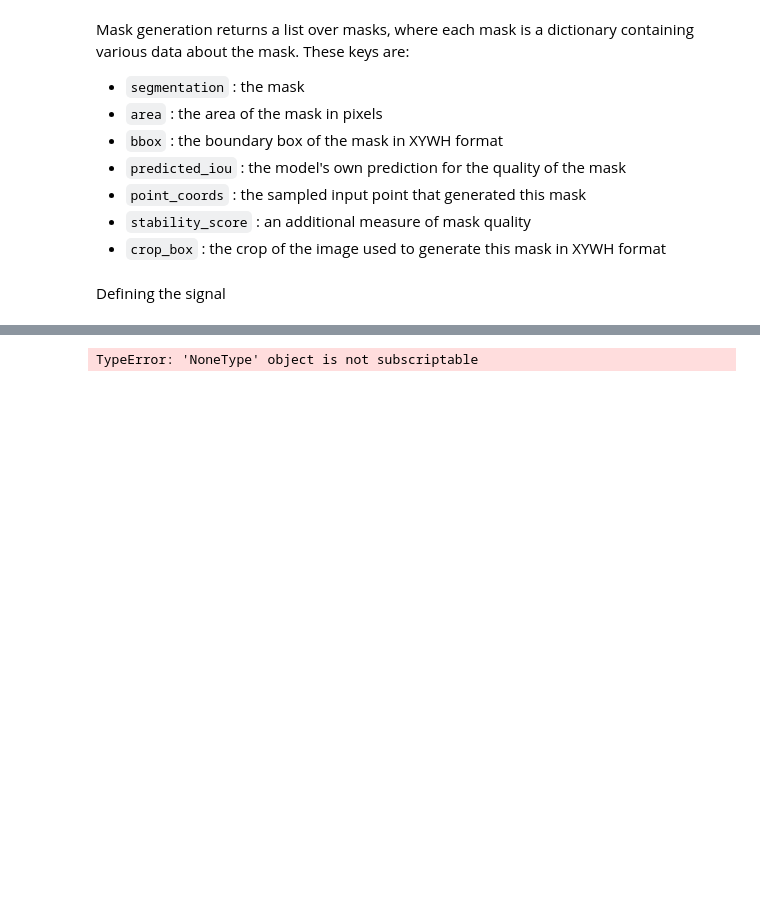
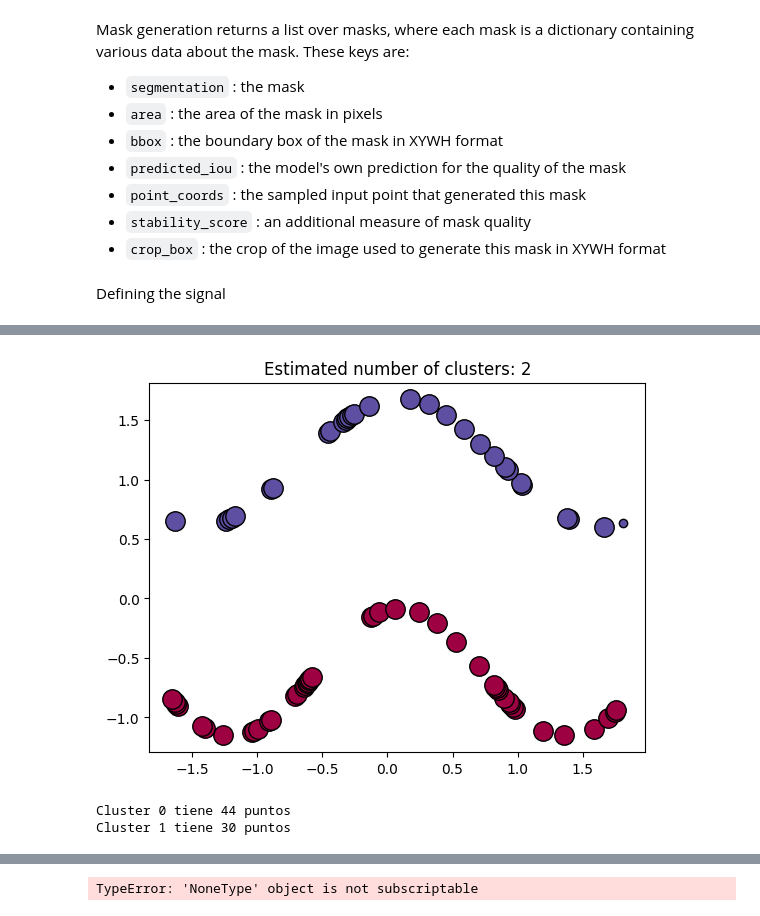
Before and after one commit to joacop01/Analisis-tiempo-frecuencia, a Jupyter notebook: evaluating_sam.ipynb, the cells around one changed output, grey strips where cells are left out. Cells and saved outputs as stored; diff of their text form; code cells hidden in the pictures; blank space fills up the shorter version.

```diff
--- a/evaluating_sam.ipynb
+++ b/evaluating_sam.ipynb
@@ -687,0 +829,52 @@ AttributeError: 'Tensor' object has no attribute 'astype'
+# %%
+unique_labels = set(labels)
+core_samples_mask = np.zeros_like(labels, dtype=bool)
+core_samples_mask[db.core_sample_indices_] = True
+
+colors = [plt.cm.Spectral(each) for each in np.linspace(0, 1, len(unique_labels))]
+for k, col in zip(unique_labels, colors):
+    if k == -1:
+        # Black used for noise.
+        col = [0, 0, 0, 1]
+
+    class_member_mask = labels == k
+
+    xy = X[class_member_mask & core_samples_mask]
+    plt.plot(
+        xy[:, 1],
+        xy[:, 0],
+        "o",
+        markerfacecolor=tuple(col),
+        markeredgecolor="k",
+        markersize=14,
+    )
+
+    xy = X[class_member_mask & ~core_samples_mask]
+    plt.plot(
+        xy[:, 1],
+        xy[:, 0],
+        "o",
+        markerfacecolor=tuple(col),
+        markeredgecolor="k",
+        markersize=6,
+    )
+
+plt.title(f"Estimated number of clusters: {n_clusters_}")
+plt.show()
+# %% [output]
+[figure, added]
+# %%
+# 1) Encuentra las dos etiquetas de cluster (ignorando -1)
+valid_labels = sorted(set(labels) - {-1})
+cluster_label_1, cluster_label_2 = valid_labels
+
+# 2) Extrae TODOS los puntos (core + border) de cada cluster
+cluster_1 =  scaler.inverse_transform(X[labels == cluster_label_1])
+cluster_2 =  scaler.inverse_transform(X[labels == cluster_label_2])
+
+# ¡Y ya los tienes en dos np.array separados!
+print(f"Cluster {cluster_label_1} tiene {len(cluster_1)} puntos")
+print(f"Cluster {cluster_label_2} tiene {len(cluster_2)} puntos")
+# %% [output]
+Cluster 0 tiene 44 puntos
+Cluster 1 tiene 30 puntos
```
Also changed, not shown: parts of 22 cells of this notebook.
